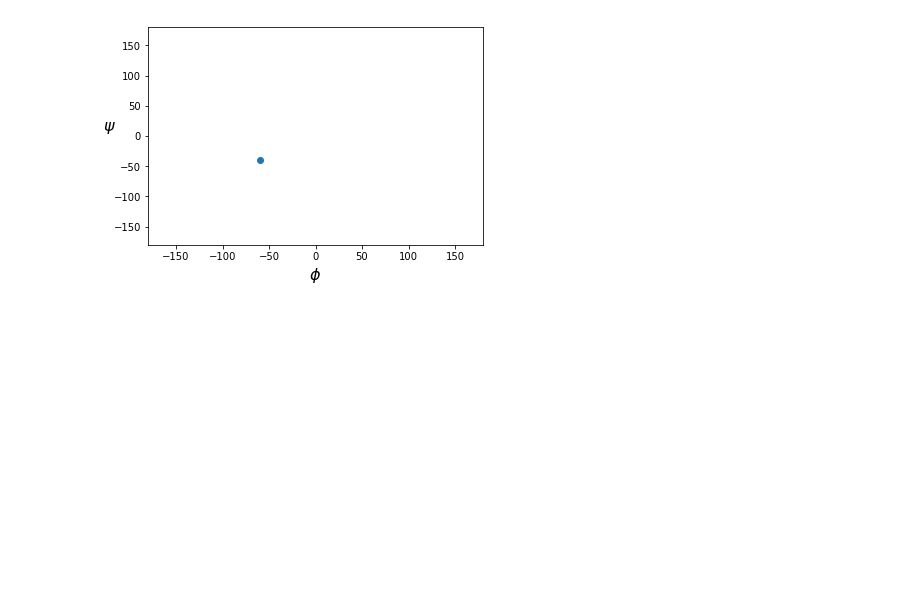
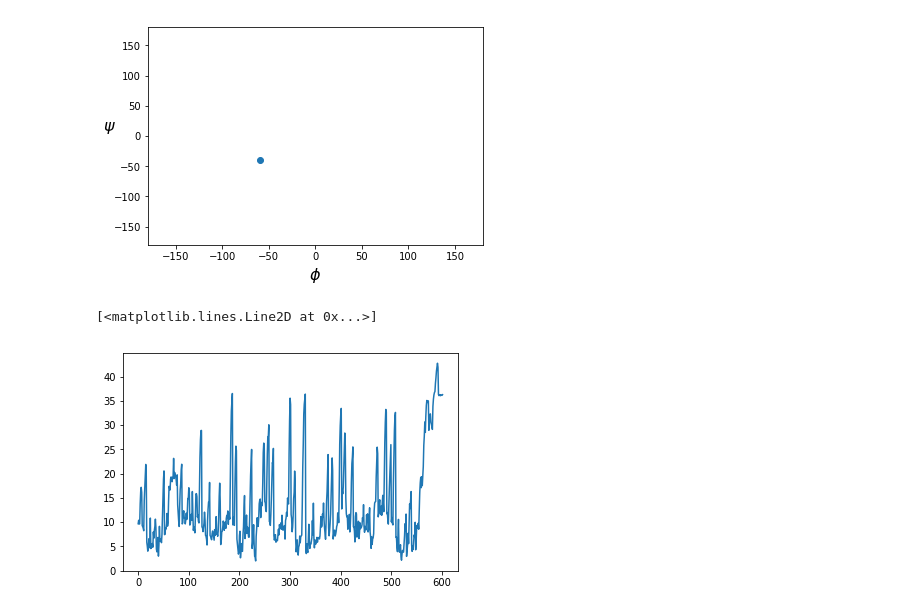
Before and after one commit to agustinaarroyuelo/bomeba0, a Jupyter notebook: bomeba0/examples/Basic_intro.ipynb, the cells around one changed output. Drawn from its saved outputs; the diff is of its cells as text; code cells hidden in the pictures; blank space fills up the shorter version.

```diff
--- a/bomeba0/examples/Basic_intro.ipynb
+++ b/bomeba0/examples/Basic_intro.ipynb
@@ -77,3 +103,10 @@ and we can plot a minimalistic ramachadran!
 bmb.plot_ramachandran(prot);
 # %% [output]
 [figure]
+# %%
+prot = bmb.Protein(pdb='../pdbs/1ubq.pdb')
+# %%
+plt.plot(prot.bfactors)
+# %% [output]
+[<matplotlib.lines.Line2D at 0x...>]
+[figure, added]
```
Also changed, not shown: parts of 21 cells of this notebook, 1 other file.
